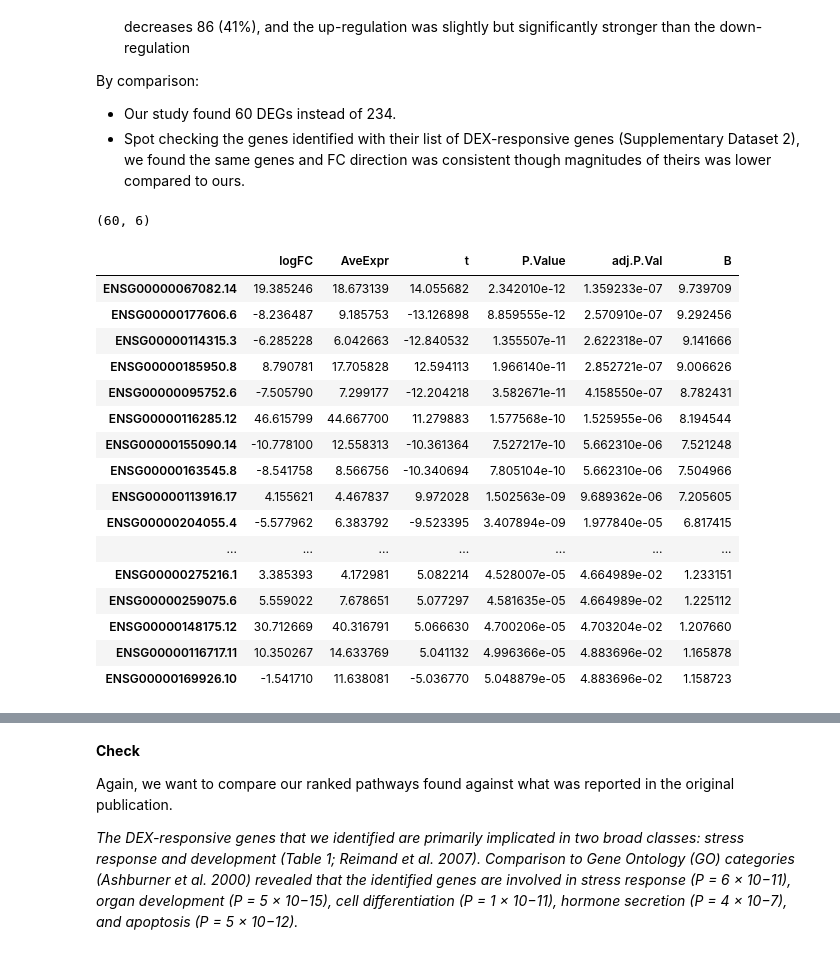
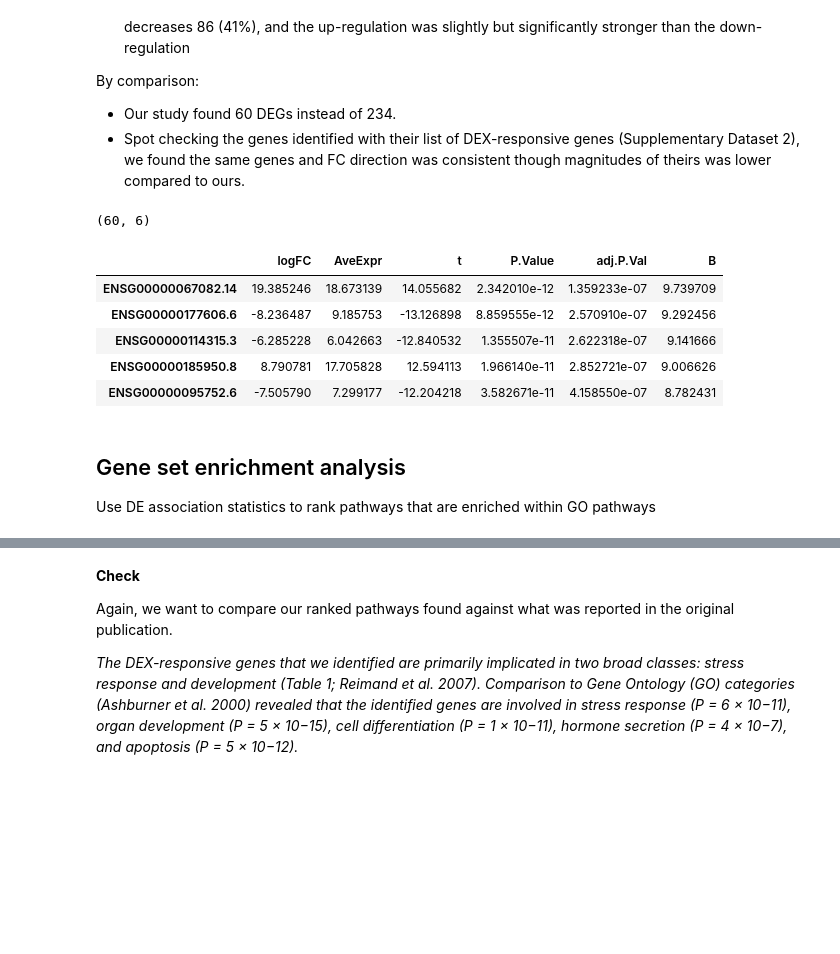
Before and after one commit to greenelab/simulate-expression-compendia, a Jupyter notebook: Rank_pathways/3_statistical_analyses.ipynb, the cells around one changed output, grey strips where cells are left out. Drawn from its saved outputs; the diff is of its cells as text; code cells hidden in the pictures; blank space fills up the shorter version.

```diff
--- a/Rank_pathways/3_statistical_analyses.ipynb
+++ b/Rank_pathways/3_statistical_analyses.ipynb
@@ -138,30 +164,20 @@ template_DE_stats_file = os.path.join(
 # %%
 template_DE_stats = pd.read_csv(
     template_DE_stats_file,
     header=0,
     sep='\t',
     index_col=0)
 
-print(template_DE_stats[template_DE_stats['adj.P.Val']<0.05].shape)
-template_DE_stats[template_DE_stats['adj.P.Val']<0.05]
+template_DEGs = template_DE_stats[template_DE_stats['adj.P.Val']<0.05]
+print(template_DEGs.shape)
+template_DEGs.head()
 # %% [output]
 (60, 6)
 |  | logFC | AveExpr | t | P.Value | adj.P.Val | B |
 | ENSG00000067082.14 | 19.385246 | 18.673139 | 14.055682 | 2.342010e-12 | 1.359233e-07 | 9.739709 |
 | ENSG00000177606.6 | -8.236487 | 9.185753 | -13.126898 | 8.859555e-12 | 2.570910e-07 | 9.292456 |
 | ENSG00000114315.3 | -6.285228 | 6.042663 | -12.840532 | 1.355507e-11 | 2.622318e-07 | 9.141666 |
 | ENSG00000185950.8 | 8.790781 | 17.705828 | 12.594113 | 1.966140e-11 | 2.852721e-07 | 9.006626 |
 | ENSG00000095752.6 | -7.505790 | 7.299177 | -12.204218 | 3.582671e-11 | 4.158550e-07 | 8.782431 |
-| ENSG00000116285.12 | 46.615799 | 44.667700 | 11.279883 | 1.577568e-10 | 1.525955e-06 | 8.194544 |
-| ENSG00000155090.14 | -10.778100 | 12.558313 | -10.361364 | 7.527217e-10 | 5.662310e-06 | 7.521248 |
-| ENSG00000163545.8 | -8.541758 | 8.566756 | -10.340694 | 7.805104e-10 | 5.662310e-06 | 7.504966 |
-| ENSG00000113916.17 | 4.155621 | 4.467837 | 9.972028 | 1.502563e-09 | 9.689362e-06 | 7.205605 |
-| ENSG00000204055.4 | -5.577962 | 6.383792 | -9.523395 | 3.407894e-09 | 1.977840e-05 | 6.817415 |
-| ... | ... | ... | ... | ... | ... | ... |
-| ENSG00000275216.1 | 3.385393 | 4.172981 | 5.082214 | 4.528007e-05 | 4.664989e-02 | 1.233151 |
-| ENSG00000259075.6 | 5.559022 | 7.678651 | 5.077297 | 4.581635e-05 | 4.664989e-02 | 1.225112 |
-| ENSG00000148175.12 | 30.712669 | 40.316791 | 5.066630 | 4.700206e-05 | 4.703204e-02 | 1.207660 |
-| ENSG00000116717.11 | 10.350267 | 14.633769 | 5.041132 | 4.996366e-05 | 4.883696e-02 | 1.165878 |
-| ENSG00000169926.10 | -1.541710 | 11.638081 | -5.036770 | 5.048879e-05 | 4.883696e-02 | 1.158723 |
 # %%
 #%%R
@@ -170,2 +194,5 @@ template_DE_stats[template_DE_stats['adj.P.Val']<0.05]
+# %% [markdown]
+## Gene set enrichment analysis
+Use DE association statistics to rank pathways that are enriched within GO pathways
 # %%
 %%R
```
Also changed, not shown: parts of 17 cells of this notebook, 4 other files.
